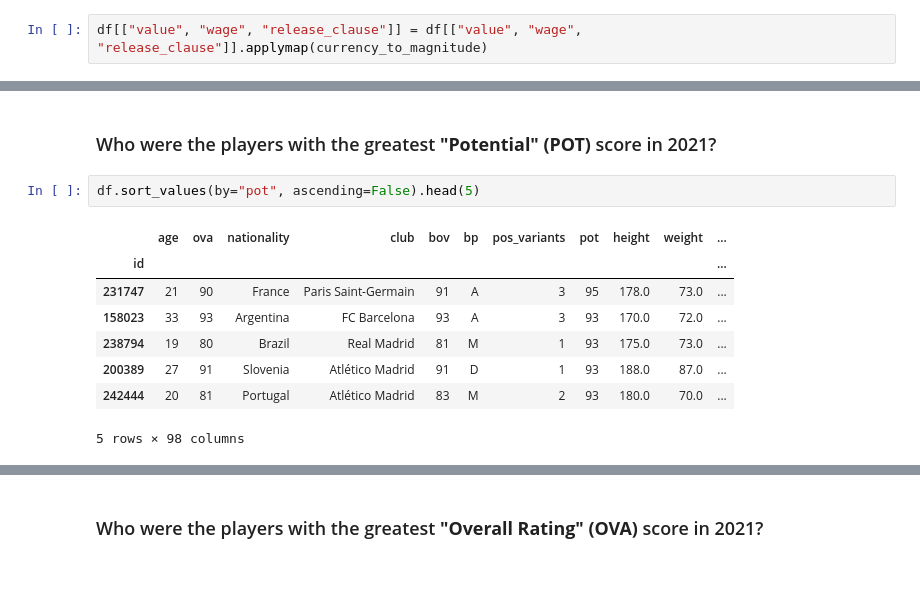
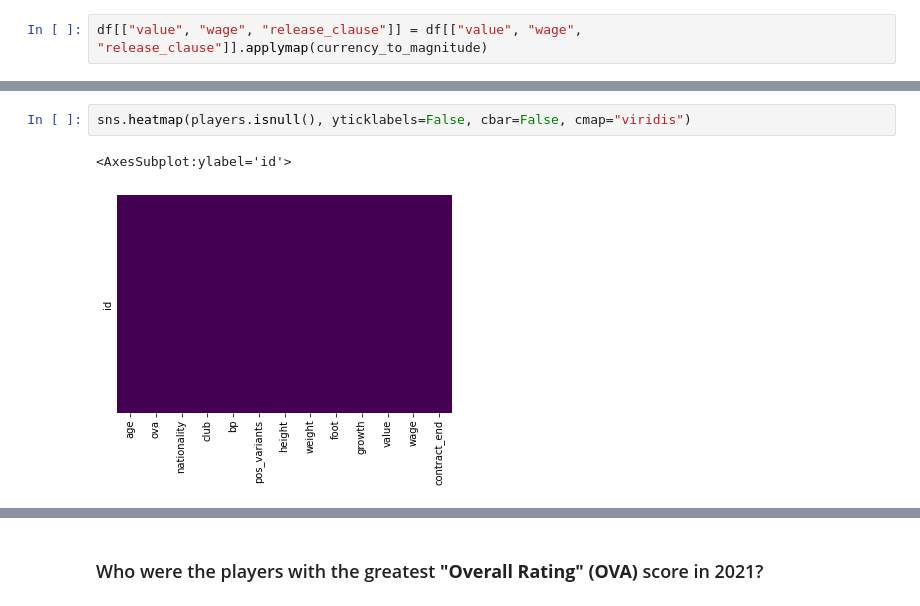
Before and after one commit to dplazau/ironhack-bootcamp, a Jupyter notebook: projects/fifa-moneyball-project/index.ipynb, the cells around one changed output, grey strips where cells are left out. Cells and saved outputs as stored; diff of their text form; blank space fills up the shorter version.

```diff
--- a/projects/fifa-moneyball-project/index.ipynb
+++ b/projects/fifa-moneyball-project/index.ipynb
@@ -249,13 +261,5 @@ df.sort_values(by="bov", ascending=False).head(5)
-# %% [markdown]
-### Who were the players with the greatest **"Potential" (POT)** score in 2021?
-# %%
-df.sort_values(by="pot", ascending=False).head(5)
-# %% [output]
-|  | age | ova | nationality | club | bov | bp | pos_variants | pot | height | weight | ... |
-| id |  |  |  |  |  |  |  |  |  |  | ... |
-| 231747 | 21 | 90 | France | Paris Saint-Germain | 91 | A | 3 | 95 | 178.0 | 73.0 | ... |
-| 158023 | 33 | 93 | Argentina | FC Barcelona | 93 | A | 3 | 93 | 170.0 | 72.0 | ... |
-| 238794 | 19 | 80 | Brazil | Real Madrid | 81 | M | 1 | 93 | 175.0 | 73.0 | ... |
-| 200389 | 27 | 91 | Slovenia | Atlético Madrid | 91 | D | 1 | 93 | 188.0 | 87.0 | ... |
-| 242444 | 20 | 81 | Portugal | Atlético Madrid | 83 | M | 2 | 93 | 180.0 | 70.0 | ... |
-5 rows × 98 columns
+# %%
+sns.heatmap(players.isnull(), yticklabels=False, cbar=False, cmap="viridis")
+# %% [output]
+<AxesSubplot:ylabel='id'>
+[figure, added]
```
Also changed, not shown: parts of 37 cells of this notebook.
